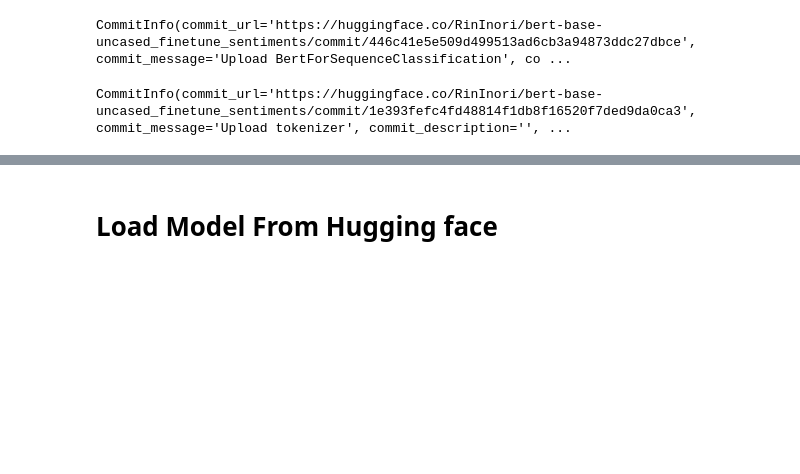
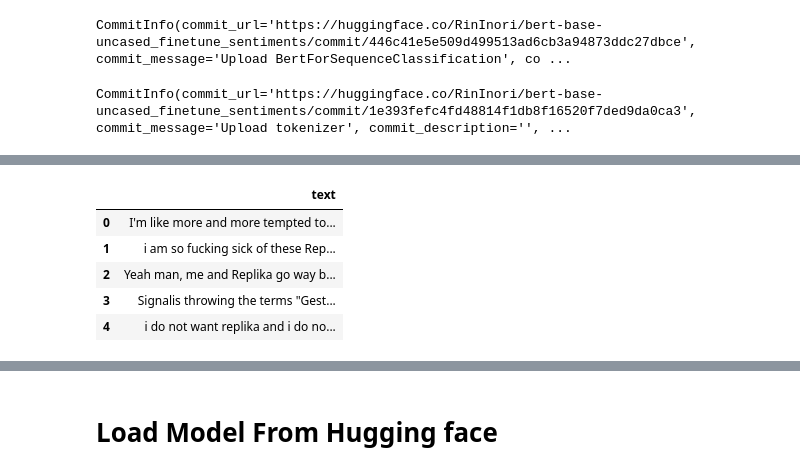
Before and after one commit to hennypurwadi/Bert_FineTune_Sentiment_Analysis, a Jupyter notebook: 4.Predict_unlabeled_data_Bert_Finetune.ipynb, the cells around one changed output, grey strips where cells are left out. Cells and saved outputs as stored; diff of their text form; code cells hidden in the pictures; blank space fills up the shorter version.

```diff
--- a/4.Predict_unlabeled_data_Bert_Finetune.ipynb
+++ b/4.Predict_unlabeled_data_Bert_Finetune.ipynb
@@ -486,0 +504,9 @@ CommitInfo(commit_url='https://huggingface.co/RinInori/bert-base-uncased_finetun
+# %%
+df_Eu0.head()
+# %% [output]
+|  | text |
+| 0 | I'm like more and more tempted to... |
+| 1 | i am so fucking sick of these Rep... |
+| 2 | Yeah man, me and Replika go way b... |
+| 3 | Signalis throwing the terms "Gest... |
+| 4 | i do not want replika and i do no... |
```
Also changed, not shown: parts of 6 cells of this notebook.
